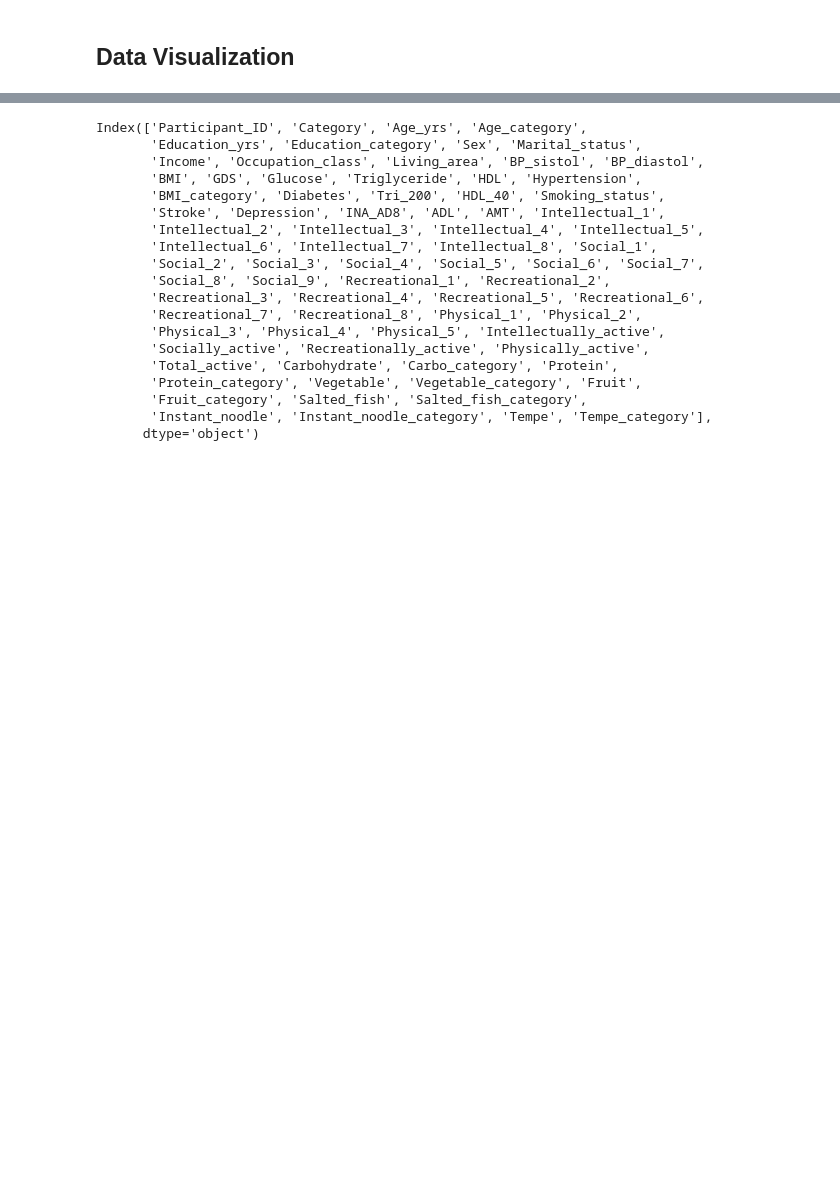
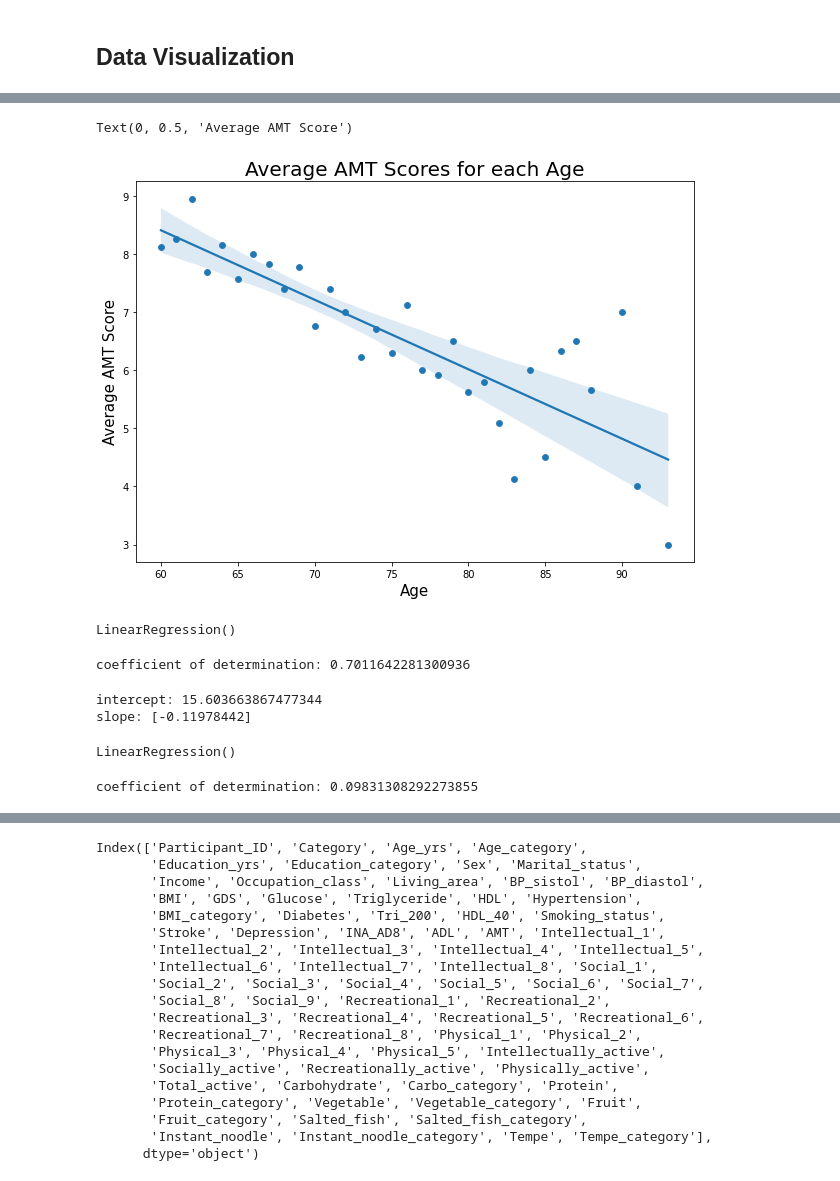
Before and after one commit to morganzimmerman/alzheimers_project, a Jupyter notebook: data_exploration.ipynb, the cells around one changed output, grey strips where cells are left out. Saved outputs shown, nothing was run; the diff lists cells and outputs as text; code cells hidden in the pictures; blank space fills up the shorter version.

Commit message:
Dec1 data exploration

```diff
--- a/data_exploration.ipynb
+++ b/data_exploration.ipynb
@@ -213,0 +215,44 @@ pd.crosstab(dta.Category,dta.Age_yrs,margins=True).apply(lambda x: x/x.sum(), ax
+# %%
+age_avgscore = dta.groupby('Age_yrs', as_index=False)['AMT'].mean()
+# %%
+age_amt = age_avgscore.plot.scatter(x='Age_yrs',
+                      y='AMT',
+                      figsize=(10, 7))
+sns.regplot('Age_yrs', 'AMT', data = age_avgscore)
+plt.title('Average AMT Scores for each Age', fontsize=20)
+plt.xlabel('Age', fontsize=15)
+plt.ylabel('Average AMT Score', fontsize=15)
+# %% [output]
+Text(0, 0.5, 'Average AMT Score')
+[figure, added]
+# %%
+x=age_avgscore['Age_yrs'].to_numpy().reshape((-1, 1))
+y=age_avgscore['AMT'].to_numpy()
+model1 = LinearRegression()
+model1.fit(x, y)
+# %% [output]
+LinearRegression()
+# %%
+r_sq1 = model1.score(x, y)
+print('coefficient of determination:', r_sq1)
+# %% [output]
+coefficient of determination: 0.7011642281300936
+# %%
+print('intercept:', model1.intercept_)
+print('slope:', model1.coef_)
+# %% [output]
+intercept: 15.603663867477344
+slope: [-0.11978442]
+# %%
+dta1 = dta.dropna()
+x=dta1['Age_yrs'].to_numpy().reshape((-1, 1))
+y=dta1['AMT'].to_numpy()
+model2 = LinearRegression()
+model2.fit(x, y)
+# %% [output]
+LinearRegression()
+# %%
+r_sq2 = model2.score(x, y)
+print('coefficient of determination:', r_sq2)
+# %% [output]
+coefficient of determination: 0.09831308292273855
```
Also changed, not shown: parts of 3 cells of this notebook.
